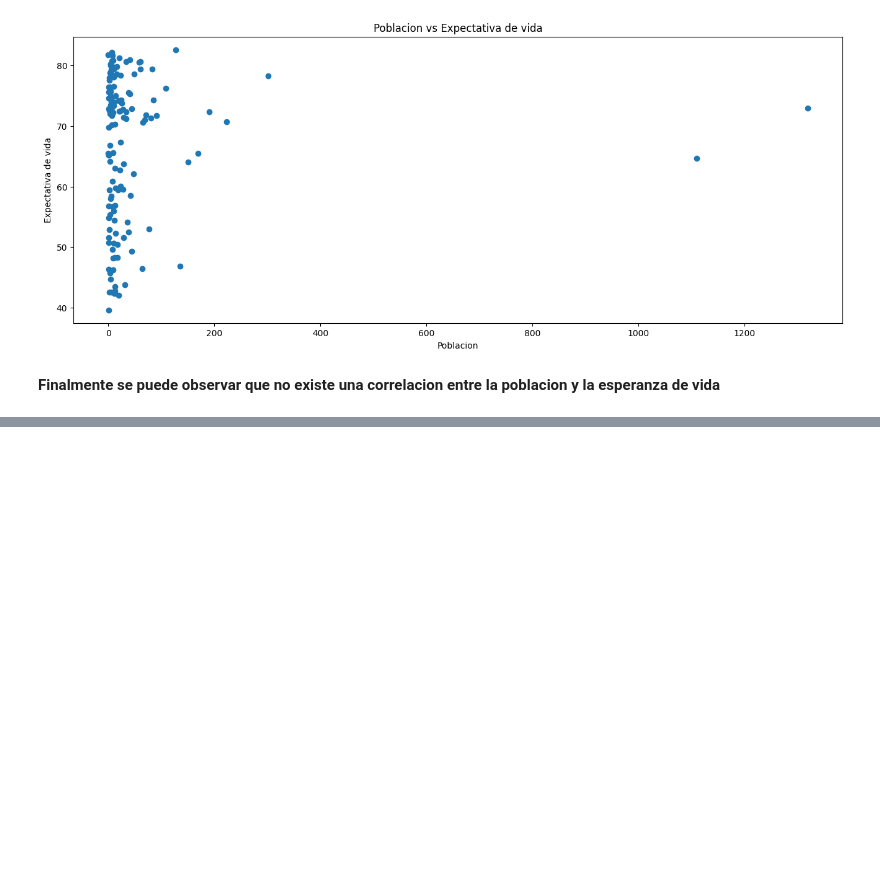
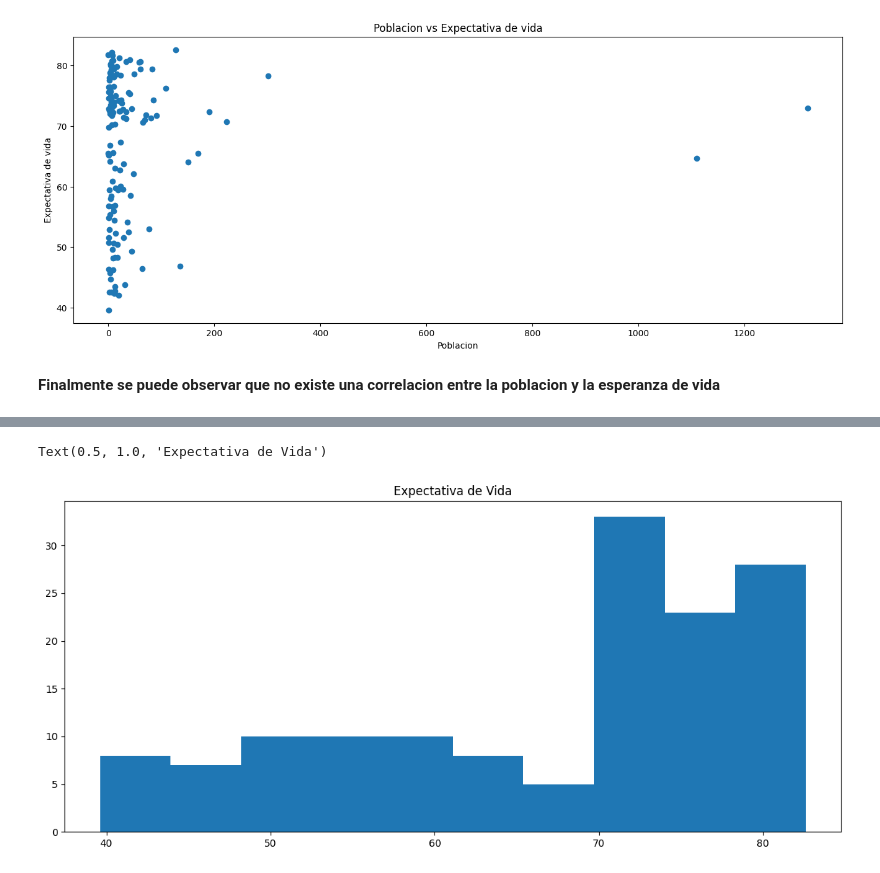
Before and after one commit to JorgeHdzRiv/Python_Tutorial, a Jupyter notebook: DataScience/Matplotlib.ipynb, the cells around one changed output, grey strips where cells are left out. Saved outputs shown, nothing was run; the diff lists cells and outputs as text; code cells hidden in the pictures; blank space fills up the shorter version.

Commit message:
Matplotlib Fin

```diff
--- a/DataScience/Matplotlib.ipynb
+++ b/DataScience/Matplotlib.ipynb
@@ -196,0 +205,9 @@ plt.show()
+# %%
+# Creacion de un histograma a partir de la expectativa de vida
+import matplotlib.pyplot as plt
+plt.figure(figsize=(14,6))
+plt.hist(life_exp)
+plt.title('Expectativa de Vida')
+# %% [output]
+Text(0.5, 1.0, 'Expectativa de Vida')
+[figure, added]
```
Also changed, not shown: parts of 29 cells of this notebook, 1 other file.
